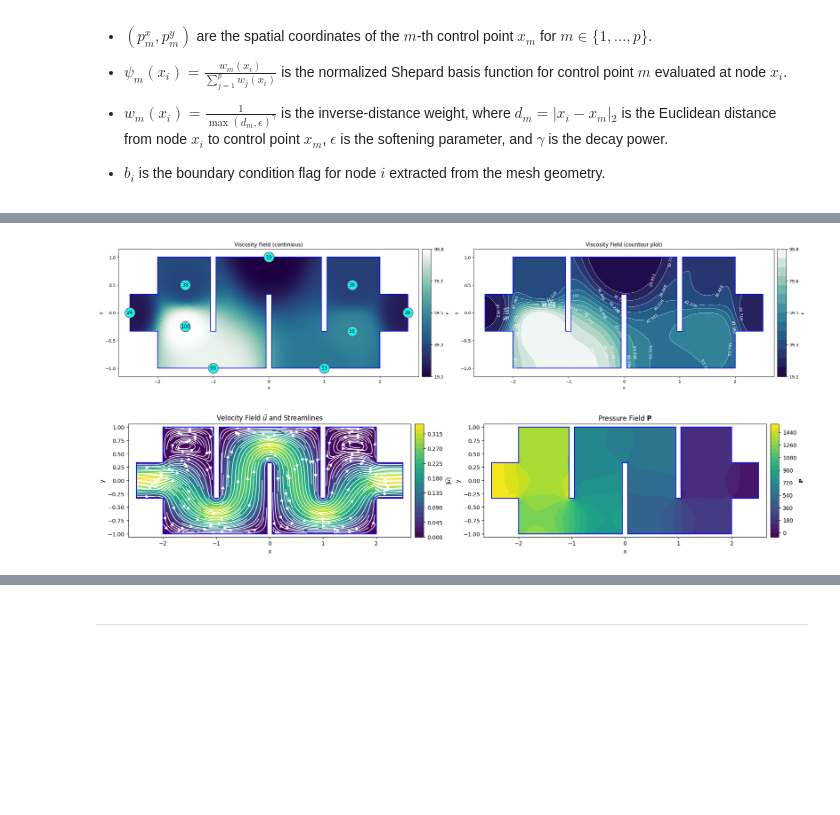
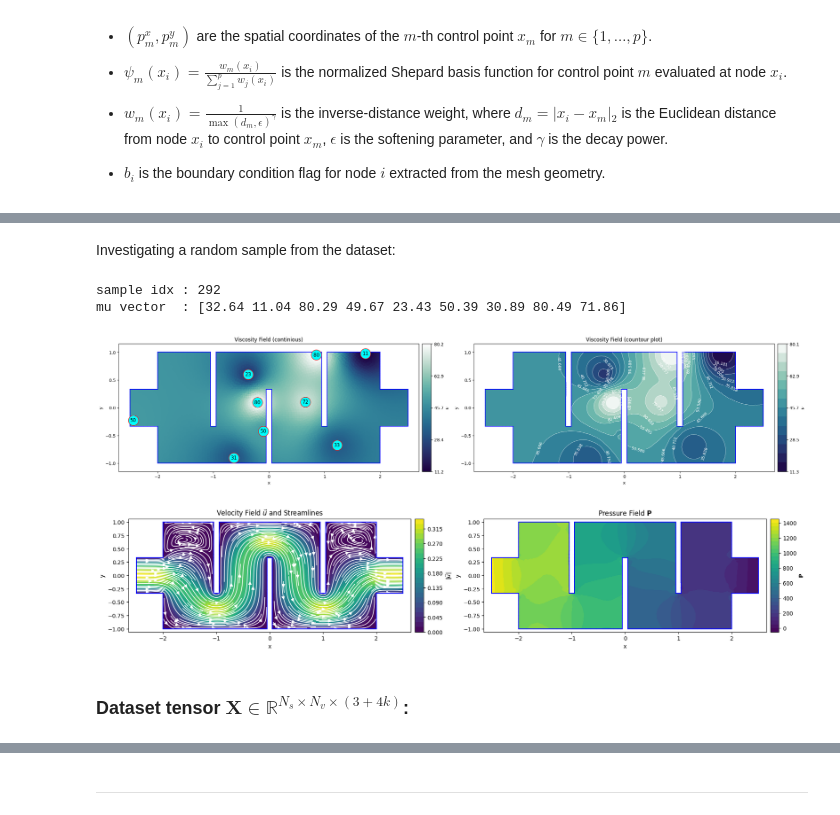
Before and after one commit to Japanese-Maple/Transformers_for_PDEs, a Jupyter notebook: Demonstrations/Encoder|Decoder.ipynb, the cells around one changed output, grey strips where cells are left out. Drawn from its saved outputs; the diff is of its cells as text; code cells hidden in the pictures; blank space fills up the shorter version.

Commit message:
V1.0: The dataset works as intended

```diff
--- a/Demonstrations/Encoder|Decoder.ipynb
+++ b/Demonstrations/Encoder|Decoder.ipynb
@@ -104,35 +135,31 @@ def viscosity_field(p, param_vec, loc, power: float = 2.0, eps: float = 1e-12):
+# %% [markdown]
+Investigating a random sample from the dataset:
 # %%
-alpha = 1
-parameter_loc = np.array([
-      [-2.5,  0.0],
-      [-1.5,  alpha/2],
-      [-1.5,  -alpha/4],
-      [-1.0, -alpha],
-      [ 0.0,  alpha],
-      [ 1.0, -alpha],
-      [ 1.5, -alpha/3],
-      [ 1.5,  alpha/2],
-      [ 2.5,  0.0],
-      ])
+random_sample = np.random.randint(low=0, high=mu_values.shape[0])
+parameter_loc = mu_loc[random_sample, :, :]
+mu = mu_values[random_sample, :]
+psi_field = bases[random_sample, :, :]
 
-mu = np.array([100, 0.1, 30, 50, 20, 50, 30, 0.1, 100])
-
-centroids = p_fine[t_fine[:, :3]].mean(axis=1)
-nu_field_elem, _ = viscosity_field(centroids, mu, parameter_loc, power=4.0)
-_, w_nodes   = viscosity_field(p_fine, mu, parameter_loc, power=4.0)
+kinematic_viscosity = psi_field @ mu
+kinematic_viscosity_elem = kinematic_viscosity[t_fine[:, :3]].mean(axis=1)
 
 nu_dict = {
         "pts":  parameter_loc,
         "vals": mu
     }
 
-plot_viscosity(p_fine, t_fine, e_fine, nu_field_elem, nu_dict,
+print(f"sample idx : {random_sample}\nmu vector  : {np.round(mu, 2)}")
+plot_viscosity(p_fine, t_fine, e_fine, kinematic_viscosity_elem, nu_dict,
                n_levels=15, figsize=(23, 10),
                name=f'{mu}', savetype="png")
 # %% [output]
+sample idx : 292
+mu vector  : [32.64 11.04 80.29 49.67 23.43 50.39 30.89 80.49 71.86]
-[figure, old version]
+[figure, new version]
 # %%
-ux, uy, p_sol = compute_U_P_solution_exchanger_device(p_fine, t_fine, e_fine, p_coarse, t_coarse, kinematic_viscosity=nu_field_elem)
+ux, uy, p_sol = compute_U_P_solution_exchanger_device(p_fine, t_fine, e_fine, p_coarse, t_coarse, kinematic_viscosity=kinematic_viscosity_elem)
 Plot_Velocity_and_Pressure(p_fine, t_fine, p_coarse, t_coarse, e_coarse, ux, uy, p_sol, name='')
 # %% [output]
-[figure, old version]
+[figure, new version]
+# %% [markdown]
+### Dataset tensor $\mathbf X \in \mathbb{R}^{N_s \times N_v \times (3+4k)}$:
```
Also changed, not shown: parts of 15 cells of this notebook, 12 other files.
